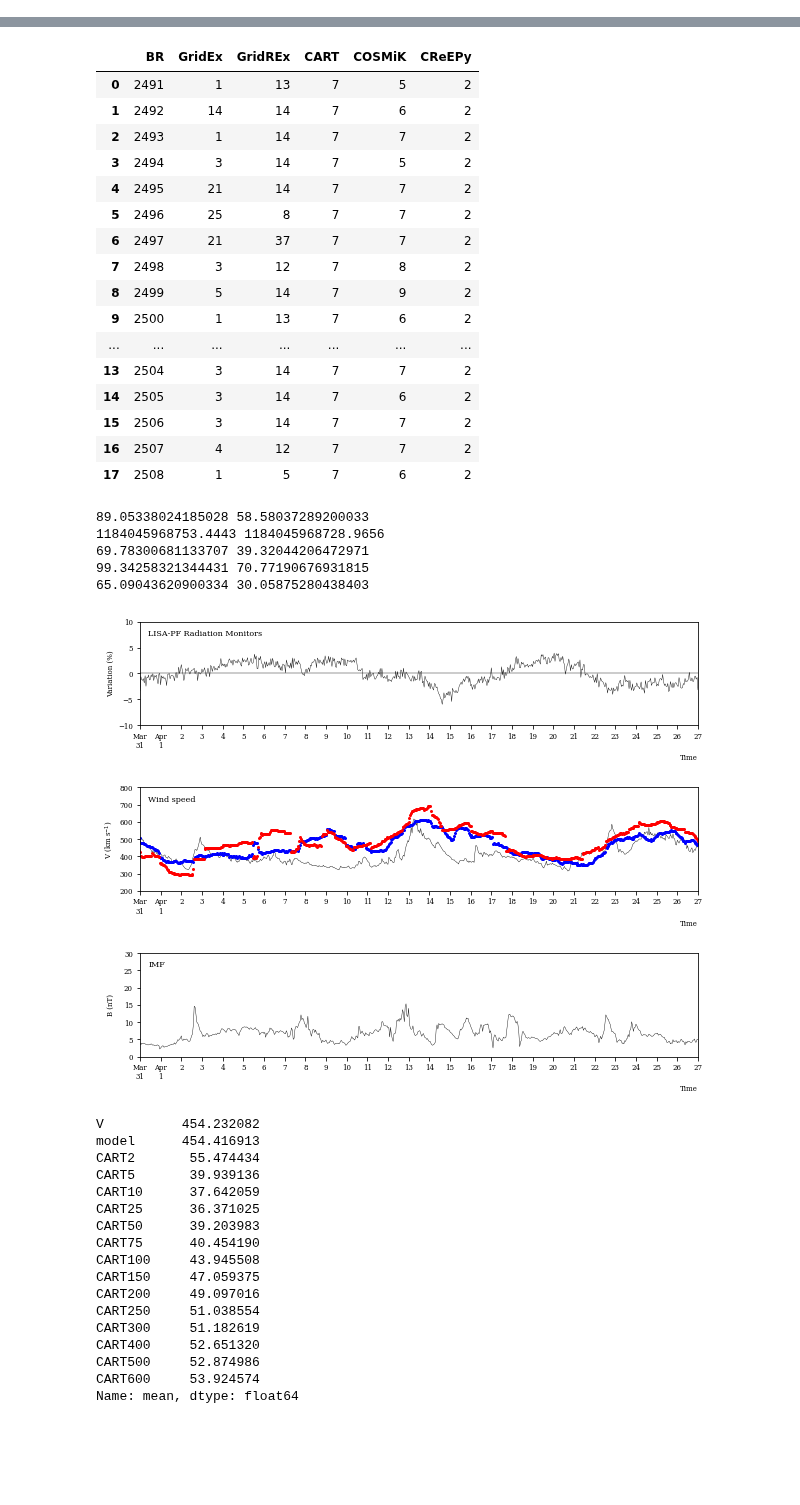
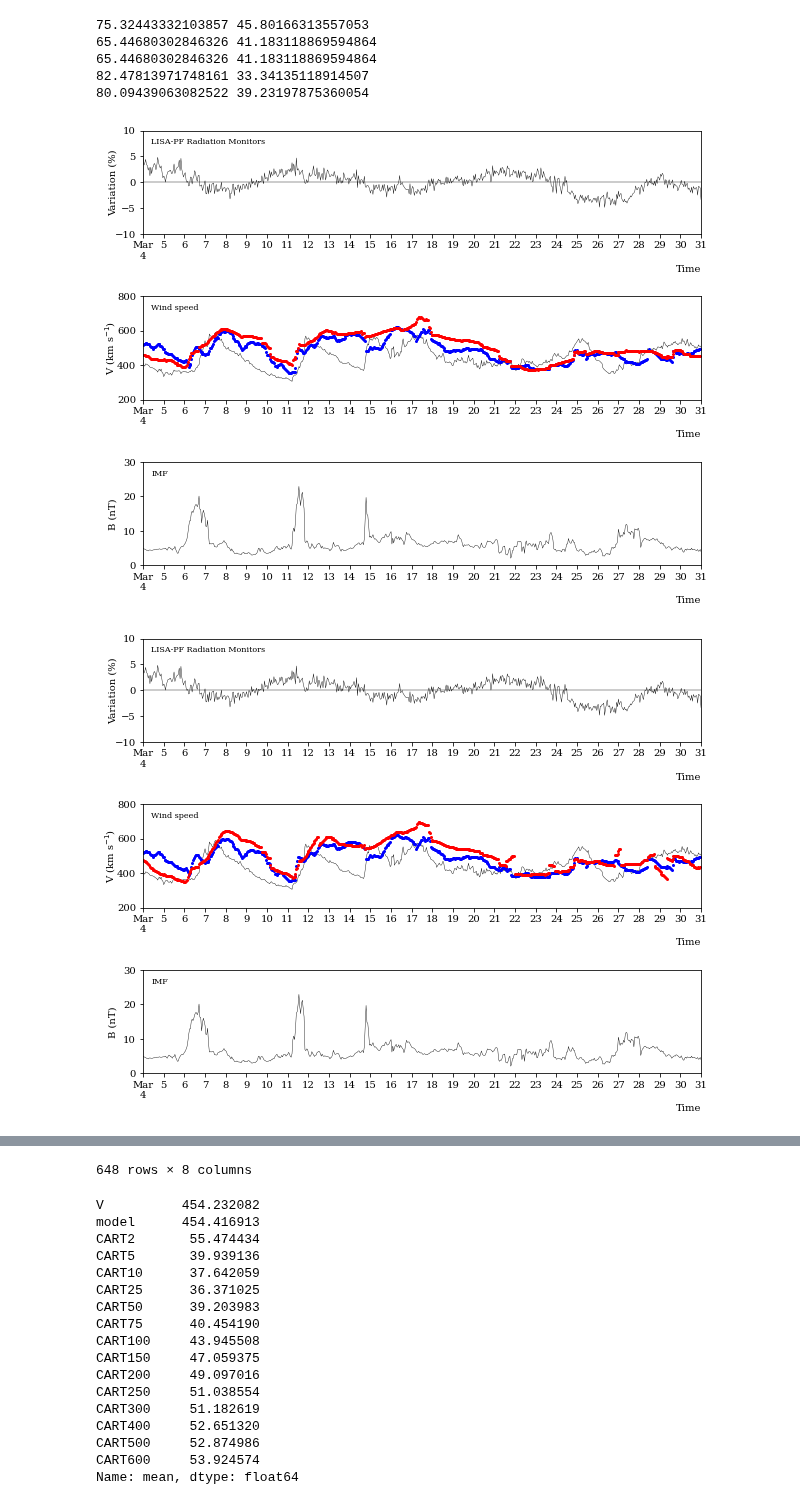
Before and after one commit to psykei/psyke-python, a Jupyter notebook: demo/DemoRegressionScaled.ipynb, the cells around one changed output, grey strips where cells are left out. Cells and saved outputs as stored; diff of their text form; code cells hidden in the pictures; blank space fills up the shorter version.

```diff
--- a/demo/DemoRegressionScaled.ipynb
+++ b/demo/DemoRegressionScaled.ipynb
@@ -28,16 +50,16 @@ def getScaler(train, name):
 def gridex(model, train, test, normalization):
     ranked = FeatureRanker(train.columns).fit(model, train.iloc[:, :-1]).rankings()
     gridEx = Extractor.gridex(model, Grid(1, AdaptiveStrategy(ranked, [(0.6, 3), (0.75, 4)])),
-                              threshold=5, min_examples=1, normalization=normalization)
+                              threshold=.5, min_examples=1, normalization=normalization)
     gridEx.extract(train)
     return gridEx.brute_predict(test), gridEx.n_rules, sum([p is None for p in gridEx.predict(test)])
 
 def gridrex(model, train, test, normalization):
     ranked = FeatureRanker(train.columns).fit(model, train.iloc[:, :-1]).rankings()
     gridREx = Extractor.gridrex(model, Grid(1, AdaptiveStrategy(ranked, [(0.5, 3)])),
-                                threshold=5, min_examples=1, normalization=normalization)
+                                threshold=.5, min_examples=1, normalization=normalization)
     gridREx.extract(train)
-    return gridREx.brute_predict(test), gridREx.n_rules, sum([p is None for p in gridREx.predict(test)])
+    return gridREx.brute_predict(test, 'default'), gridREx.n_rules, sum([p is None for p in gridREx.predict(test)])
 
 def cart(model, train, test, normalization):
     CART = Extractor.cart(model, max_depth=5, max_leaves=7, normalization=normalization)
@@ -45,13 +67,13 @@ def cart(model, train, test, normalization):
     return CART.predict(test), CART.n_rules, sum([p is None for p in CART.predict(test)])
 
 def cosmik(model, train, test, normalization):
-    COSMiK = Extractor.cosmik(model, max_components=10, k=100, patience=10, close_to_center=True,
-                              output=Target.CONSTANT, normalization=normalization)
+    COSMiK = Extractor.cosmik(model, max_components=10, k=150, patience=10, close_to_center=True,
+                              output=Target.REGRESSION, normalization=normalization)
     COSMiK.extract(train)
-    return COSMiK.brute_predict(test), COSMiK.n_rules, sum([p is None for p in COSMiK.predict(test)])
+    return COSMiK.brute_predict(test, 'default'), COSMiK.n_rules, sum([p is None for p in COSMiK.predict(test)])
 
 def creepy(model, train, test, normalization):
-    CReEPy = Extractor.creepy(model, clustering=Clustering.cream, depth=5, error_threshold=5, gauss_components=10,
+    CReEPy = Extractor.creepy(model, clustering=Clustering.cream, depth=5, error_threshold=.5, gauss_components=10,
                               output=Target.REGRESSION, normalization=normalization)
     CReEPy.extract(train)
     return CReEPy.brute_predict(test), CReEPy.n_rules, sum([p is None for p in CReEPy.predict(test)])
@@ -87,7 +109,7 @@ for testB in TESTB:
     #dump(model, f"models/RF/{k}_{name}_{testB}.joblib")
     predicted['model'] += list(model.predict(scaledTest) * s + m)
 
-    for name, fun in zip(extractors, [gridex, gridrex, cart, cosmik, creepy]):
+    for name, fun in zip(extractors, [gridex, cart, cart, cosmik, creepy]):
         print(name)
         #if name in ['GridREx', 'CART', 'COSMiK']:
         #    continue
@@ -95,6 +117,8 @@ for testB in TESTB:
         predicted[name] += list(pred)
         rules[name].append(n)
         missed[name].append(miss)
+
+    break
 # %% [output]
 2491
 GridEx
@@ -115,0 +130,18 @@ CReEPy
+# %%
+p = pd.DataFrame(predicted)
+for e in extractors:
+    print(abs(p.V - p[e]).mean(), abs(p.model - p[e]).mean())
+
+plot(2491, p['index'], p.model, p.COSMiK)
+plot(2491, p['index'], p.model, p.CReEPy)
+plot(2491, p['index'], p.model, p.GridEx)
+
+p
+# %% [output]
+75.32443332103857 45.80166313557053
+65.44680302846326 41.183118869594864
+65.44680302846326 41.183118869594864
+82.47813971748161 33.34135118914507
+80.09439063082522 39.23197875360054
+[figure, added]
+[figure, added]
@@ -116,34 +161,5 @@ CReEPy
+648 rows × 8 columns
 # %%
 pd.DataFrame(predicted).to_csv("results/pred1.csv")
 pd.DataFrame(rules).to_csv('results/rules1.csv')
 pd.DataFrame(missed).to_csv('results/missed1.csv')
-# %%
-pd.DataFrame(rules)
-# %% [output]
-|  | BR | GridEx | GridREx | CART | COSMiK | CReEPy |
-| 0 | 2491 | 1 | 13 | 7 | 5 | 2 |
-| 1 | 2492 | 14 | 14 | 7 | 6 | 2 |
-| 2 | 2493 | 1 | 14 | 7 | 7 | 2 |
-| 3 | 2494 | 3 | 14 | 7 | 5 | 2 |
-| 4 | 2495 | 21 | 14 | 7 | 7 | 2 |
-| 5 | 2496 | 25 | 8 | 7 | 7 | 2 |
-| 6 | 2497 | 21 | 37 | 7 | 7 | 2 |
-| 7 | 2498 | 3 | 12 | 7 | 8 | 2 |
-| 8 | 2499 | 5 | 14 | 7 | 9 | 2 |
-| 9 | 2500 | 1 | 13 | 7 | 6 | 2 |
-| ... | ... | ... | ... | ... | ... | ... |
-| 13 | 2504 | 3 | 14 | 7 | 7 | 2 |
-| 14 | 2505 | 3 | 14 | 7 | 6 | 2 |
-| 15 | 2506 | 3 | 14 | 7 | 7 | 2 |
-| 16 | 2507 | 4 | 12 | 7 | 7 | 2 |
-| 17 | 2508 | 1 | 5 | 7 | 6 | 2 |
-# %%
-p = pd.DataFrame(predicted)
-for e in extractors:
-    print(abs(p.V - p[e]).mean(), abs(p.model - p[e]).mean())
-# %% [output]
-89.05338024185028 58.58037289200033
-1184045968753.4443 1184045968728.9656
-69.78300681133707 39.32044206472971
-99.34258321344431 70.77190676931815
-65.09043620900334 30.05875280438403
@@ -172,7 +166,3 @@ def plot(testB, x, pred, extracted):
-# %%
-plot(2492, p['index'], p.model, p.GridREx)
-# %% [output]
-[figure, removed]
 # %%
 [
     ('half2', 1.0),
```
Also changed, not shown: parts of 4 cells of this notebook.
